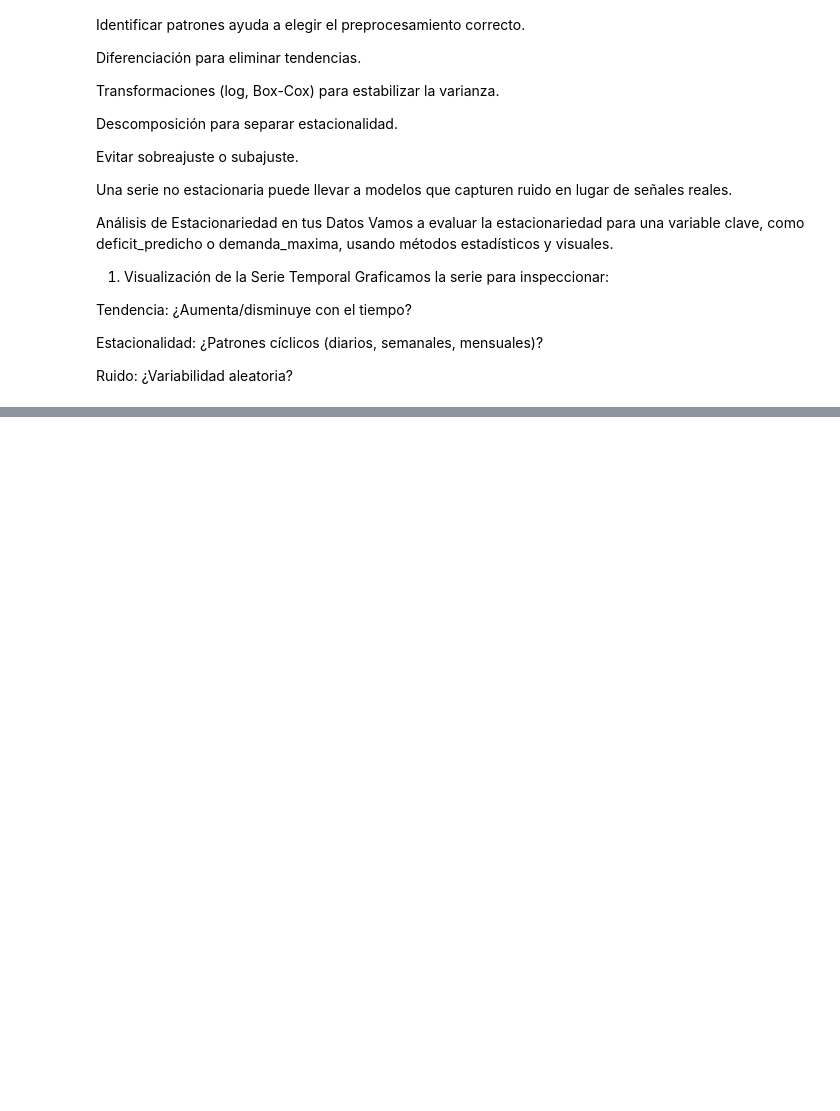
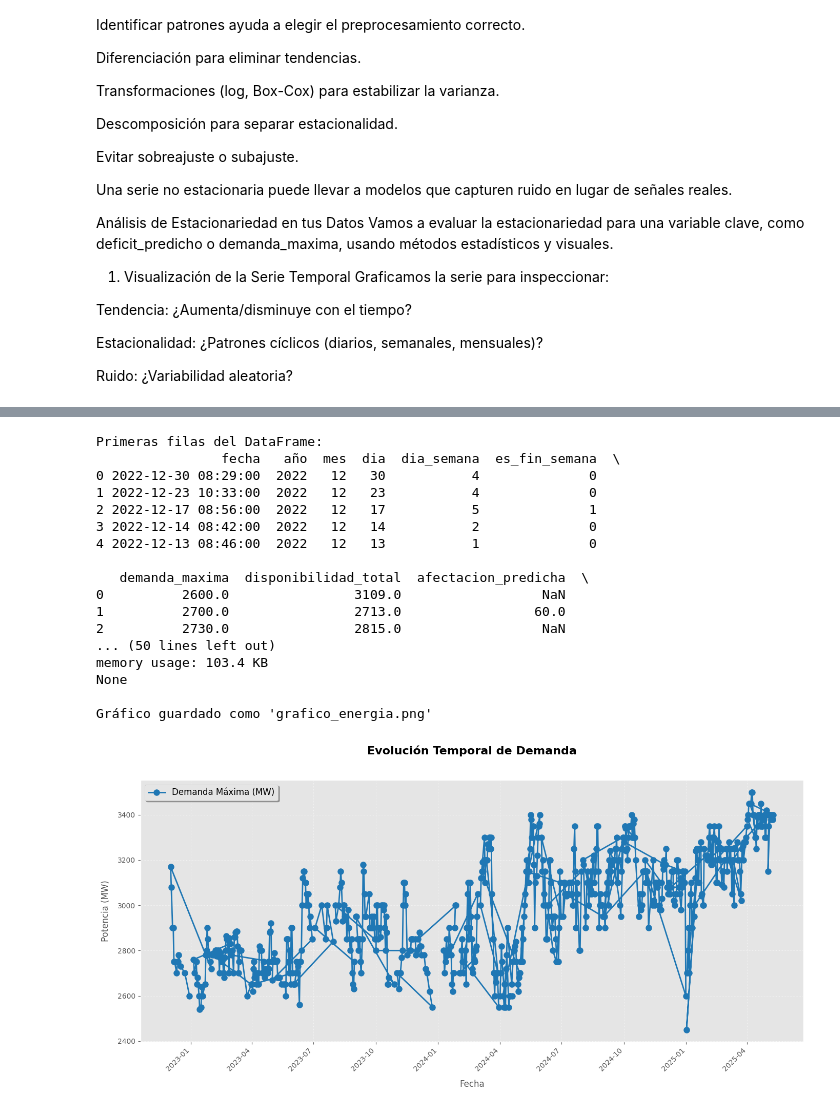
Before and after one commit to AmaliaGlezO/MW_Predictor, a Jupyter notebook: notebooks/02_exploring_time_series_prediction.ipynb, the cells around one changed output, grey strips where cells are left out. Cells and saved outputs as stored; diff of their text form; code cells hidden in the pictures; blank space fills up the shorter version.

```diff
--- a/notebooks/02_exploring_time_series_prediction.ipynb
+++ b/notebooks/02_exploring_time_series_prediction.ipynb
@@ -46,0 +73,67 @@ plt.show()
+# %%
+import pandas as pd
+import matplotlib.pyplot as plt
+
+# 1. Leer el archivo CSV
+# Reemplaza 'datos_energia.csv' con la ruta correcta a tu archivo
+try:
+    df = pd.read_csv('../data/processed/cleaned_energy_data.csv', parse_dates=['fecha'])
+except FileNotFoundError:
+    print("Error: No se encontró el archivo. Verifica la ruta y el nombre del archivo.")
+    exit()
+
+# 2. Verificar que tenemos los datos correctamente cargados
+print("\nPrimeras filas del DataFrame:")
+print(df.head())
+print("\nResumen de los datos:")
+print(df.info())
+
+# 3. Configuración del gráfico
+plt.figure(figsize=(14, 7))
+plt.style.use('ggplot')  # Estilo moderno (opcional)
+
+# 4. Crear el gráfico de líneas principal
+# Demanda máxima
+plt.plot(df['fecha'], df['demanda_maxima'],
+         marker='o', markersize=8, linestyle='-', linewidth=2, color='#1f77b4',
+         label='Demanda Máxima (MW)')
+
+
+
+# 5. Personalización avanzada del gráfico
+plt.title('Evolución Temporal de Demanda\n',
+          fontsize=16, fontweight='bold', pad=20)
+plt.xlabel('Fecha', fontsize=12, labelpad=10)
+plt.ylabel('Potencia (MW)', fontsize=12, labelpad=10)
+
+# Configurar ejes
+plt.grid(True, linestyle=':', alpha=0.7)
+plt.legend(fontsize=12, framealpha=1, shadow=True)
+
+# Formatear fechas en el eje x
+plt.gcf().autofmt_xdate(rotation=45)
+plt.tight_layout()
+
+# 6. Mostrar y guardar el gráfico
+plt.savefig('grafico_energia.png', dpi=300, bbox_inches='tight', transparent=False)
+print("\nGráfico guardado como 'grafico_energia.png'")
+plt.show()
+# %% [output]
+Primeras filas del DataFrame:
+                fecha   año  mes  dia  dia_semana  es_fin_semana  \
+0 2022-12-30 08:29:00  2022   12   30           4              0
+1 2022-12-23 10:33:00  2022   12   23           4              0
+2 2022-12-17 08:56:00  2022   12   17           5              1
+3 2022-12-14 08:42:00  2022   12   14           2              0
+4 2022-12-13 08:46:00  2022   12   13           1              0
+
+   demanda_maxima  disponibilidad_total  afectacion_predicha  \
+0          2600.0                3109.0                  NaN
+1          2700.0                2713.0                 60.0
+2          2730.0                2815.0                  NaN
+... (50 lines left out)
+memory usage: 103.4 KB
+None
+
+Gráfico guardado como 'grafico_energia.png'
+[figure, added]
```
Also changed, not shown: parts of 19 cells of this notebook, 3 other files.
